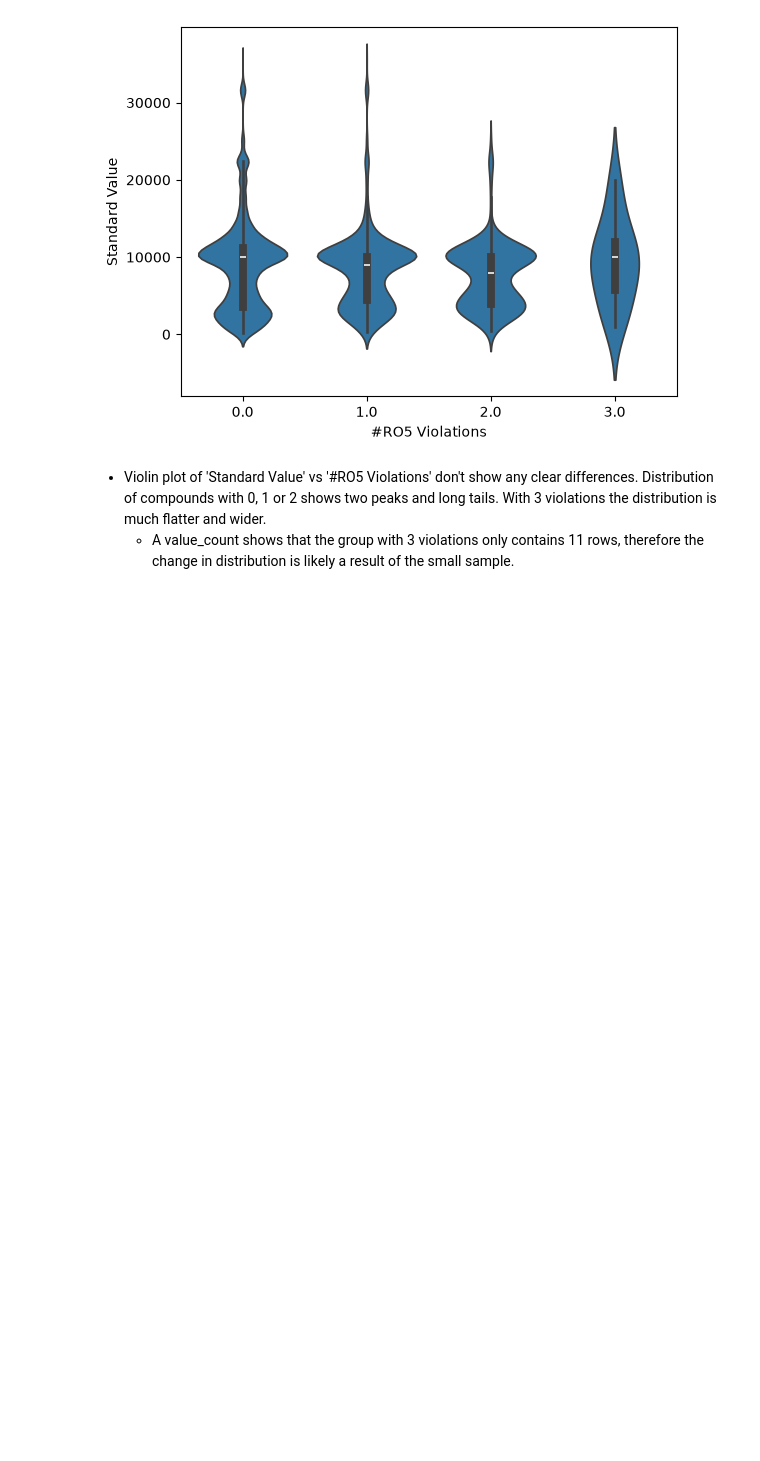
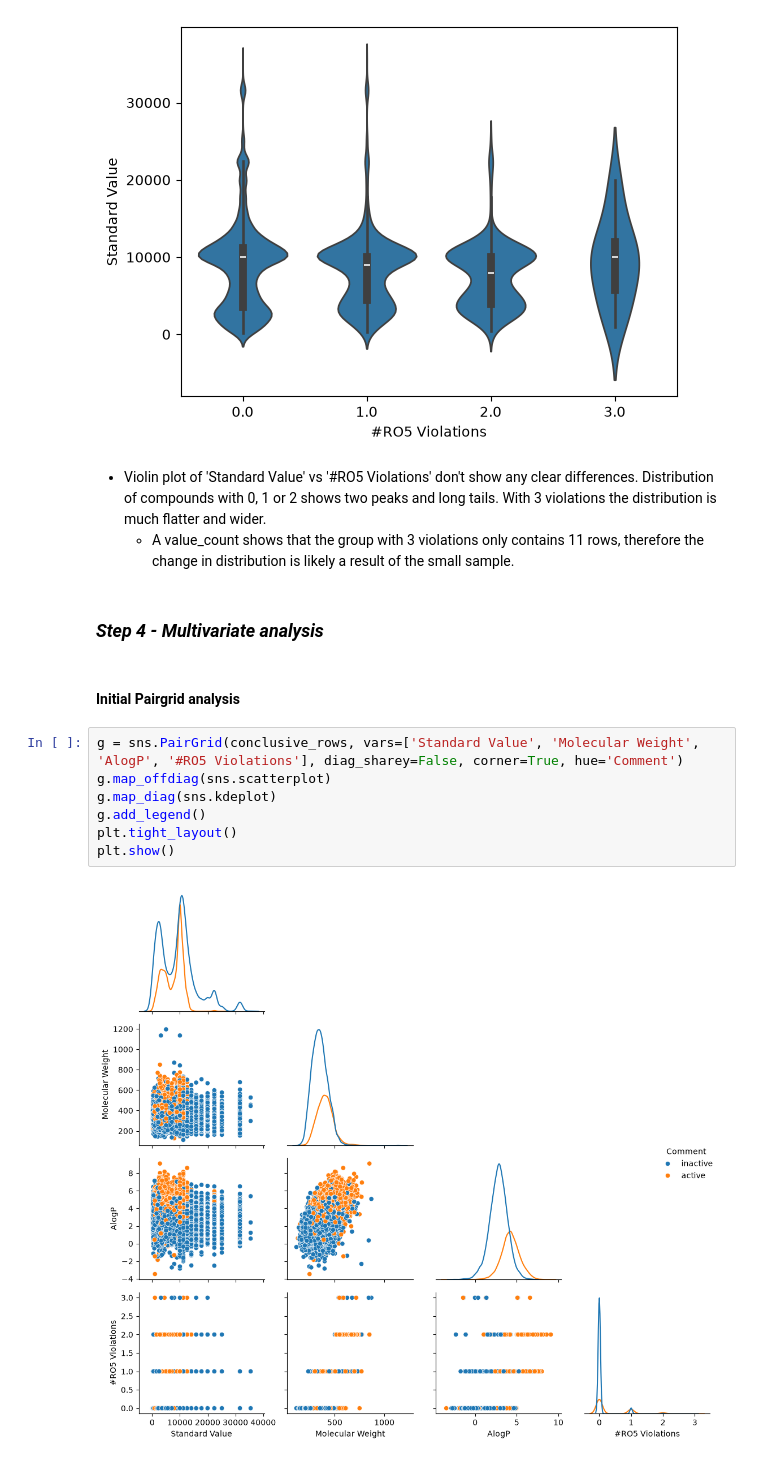
Before and after one commit to TomSCarter/week_9_chembl_eda, a Jupyter notebook: notebooks/Full_5_step_GLP1_EDA.ipynb, the cells around one changed output. Cells and saved outputs as stored; diff of their text form; blank space fills up the shorter version.

```diff
--- a/notebooks/Full_5_step_GLP1_EDA.ipynb
+++ b/notebooks/Full_5_step_GLP1_EDA.ipynb
@@ -525,3 +525,16 @@ Name: count, dtype: int64
 # %% [markdown]
 * Violin plot of 'Standard Value' vs '#RO5 Violations' don't show any clear differences. Distribution of compounds with 0, 1 or 2 shows two peaks and long tails. With 3 violations the distribution is much flatter and wider.
     * A value_count shows that the group with 3 violations only contains 11 rows, therefore the change in distribution is likely a result of the small sample.
+# %% [markdown]
+### *Step 4 - Multivariate analysis*
+# %% [markdown]
+#### Initial Pairgrid analysis
+# %%
+g = sns.PairGrid(conclusive_rows, vars=['Standard Value', 'Molecular Weight', 'AlogP', '#RO5 Violations'], diag_sharey=False, corner=True, hue='Comment')
+g.map_offdiag(sns.scatterplot)
+g.map_diag(sns.kdeplot)
+g.add_legend()
+plt.tight_layout()
+plt.show()
+# %% [output]
+[figure, added]
```
Also changed, not shown: parts of 19 cells of this notebook.
